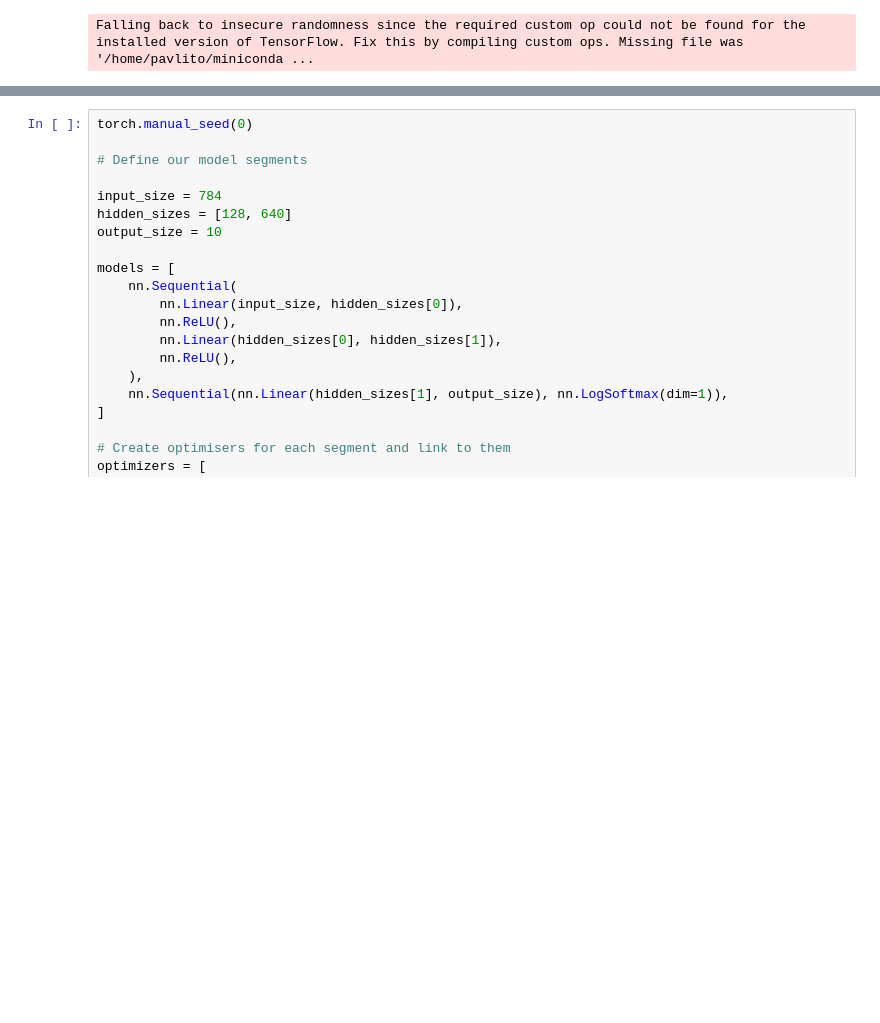
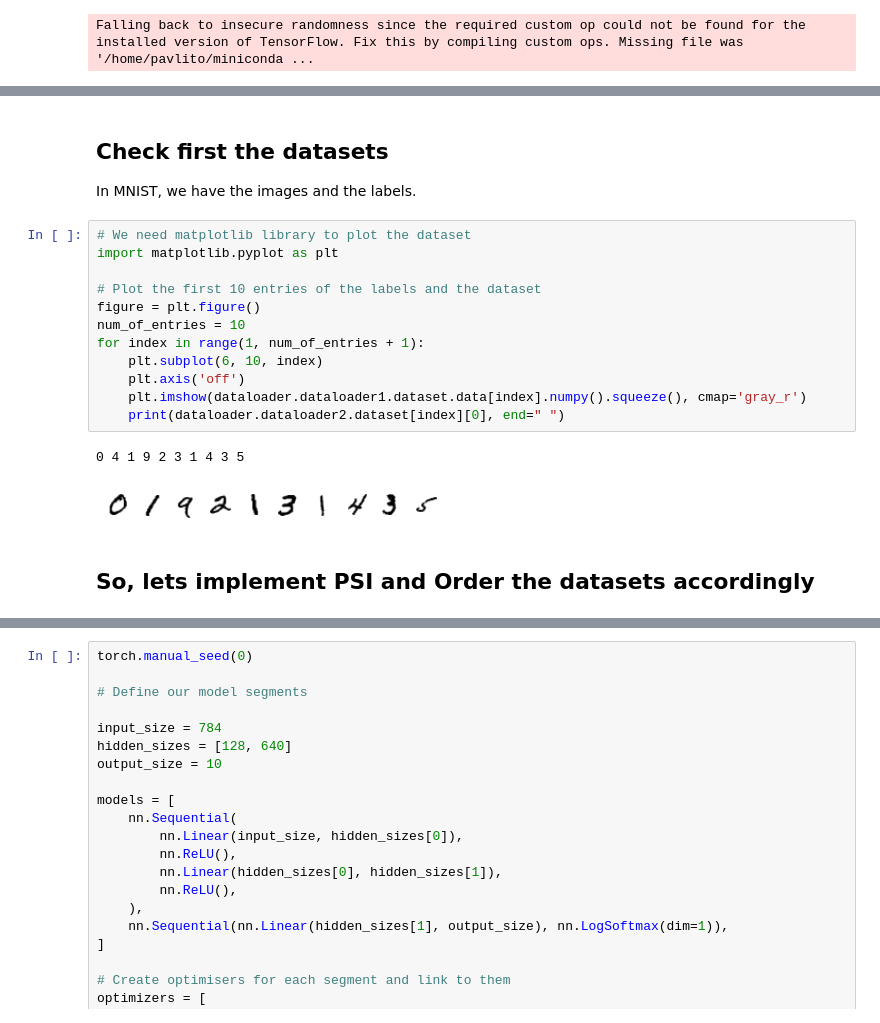
Before and after one commit to OpenMined/PyVertical, a Jupyter notebook: examples/Simple Vertically Partitioned SplitNN.ipynb, the cells around one changed output, grey strips where cells are left out. Drawn from its saved outputs; the diff is of its cells as text; blank space fills up the shorter version.

```diff
--- a/examples/Simple Vertically Partitioned SplitNN.ipynb
+++ b/examples/Simple Vertically Partitioned SplitNN.ipynb
@@ -112,0 +141,20 @@ dataloader.drop_non_intersecting(intersection1, intersection2)
+# %% [markdown]
+## Check first the datasets
+In MNIST, we have the images and the labels.
+# %%
+# We need matplotlib library to plot the dataset
+import matplotlib.pyplot as plt
+
+# Plot the first 10 entries of the labels and the dataset
+figure = plt.figure()
+num_of_entries = 10
+for index in range(1, num_of_entries + 1):
+    plt.subplot(6, 10, index)
+    plt.axis('off')
+    plt.imshow(dataloader.dataloader1.dataset.data[index].numpy().squeeze(), cmap='gray_r')
+    print(dataloader.dataloader2.dataset[index][0], end=" ")
+# %% [output]
+0 4 1 9 2 3 1 4 3 5
+[figure, added]
+# %% [markdown]
+## So, lets implement PSI and Order the datasets accordingly
```
Also changed, not shown: parts of 7 cells of this notebook, 1 other file.
